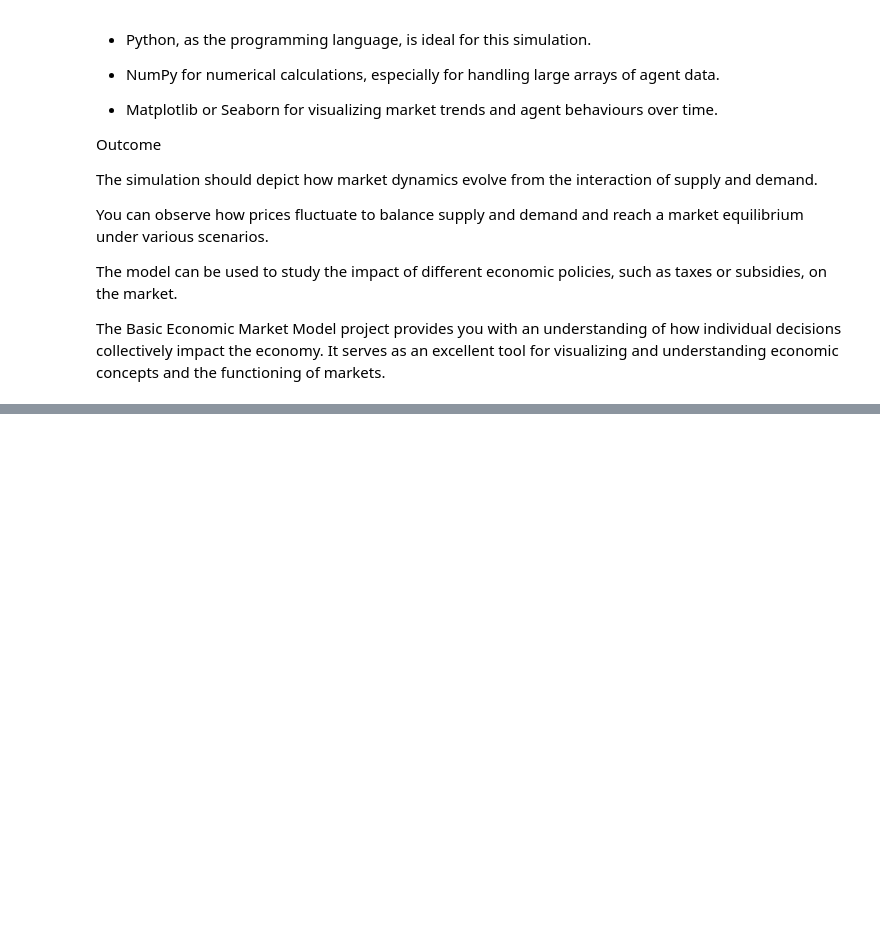
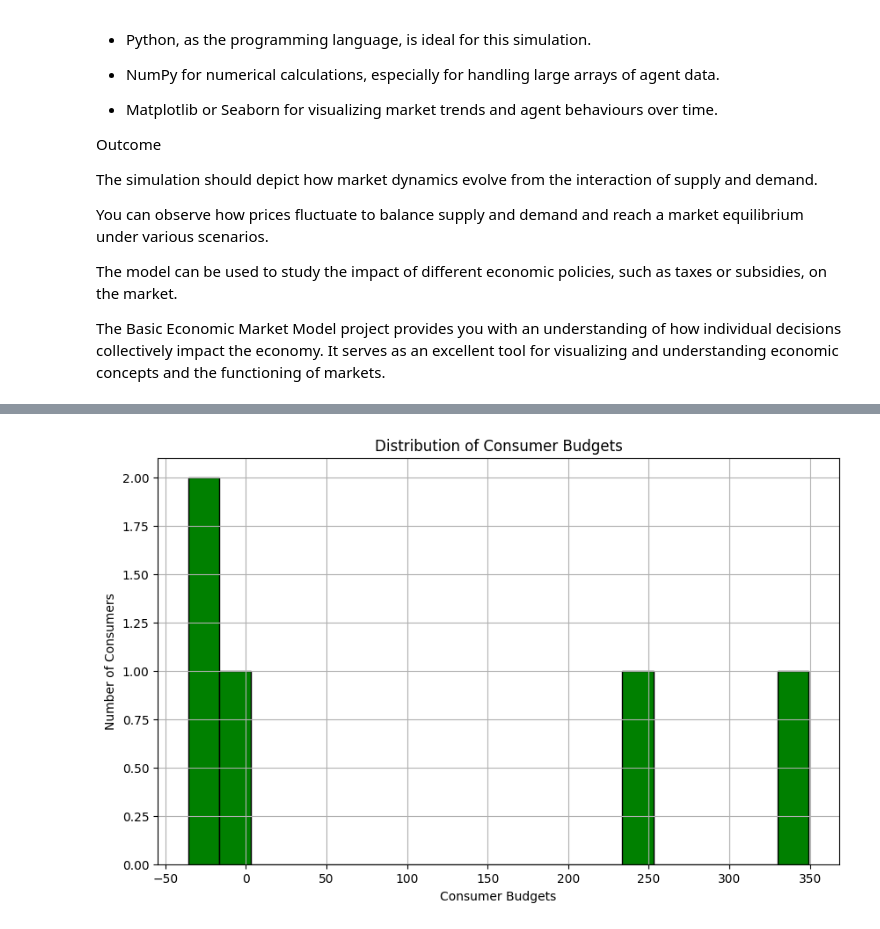
Before and after one commit to DovgaNik/numericalMethods, a Jupyter notebook: project/Basic-economic-model.ipynb, the cells around one changed output, grey strips where cells are left out. Cells and saved outputs as stored; diff of their text form; code cells hidden in the pictures; blank space fills up the shorter version.

```diff
--- a/project/Basic-economic-model.ipynb
+++ b/project/Basic-economic-model.ipynb
@@ -92,8 +98,0 @@ N = 150
-# %%
-producers = [] # have production limits and production costs
-
-for _ in range(prod):
-    costs = p0 + np.random.randint(0, 21) - 10 - 20
-    cap = prod_cap + np.random.randint(0, 3) - 1
-    producers.append([cap, costs])
-producers
@@ -101,0 +99,4 @@ producers
+# %%
+producers = [[prod_cap + np.random.randint(0, 3) - 1, p0 + np.random.randint(0, 21) - 10 - 20] for _ in range(prod)]
+
+producers
@@ -102,10 +105,11 @@ producers
 # %%
-consumers = [] # have budget, preferences, needs
+consumers = [
+    [
+        np.random.uniform(*initial_consumer_preference_range),  # Adjusted for uniform distribution
+        np.random.randint(0, 5),
+        budget + np.random.randint(0, 101) - 50
+    ] for _ in range(cons)
+]
 
-for _ in range(cons):
-    pref = np.random.randint(0, 101) / 100
-    needs = np.random.randint(0, 5)
-    budg = budget + np.random.randint(0, 101) - 50
-    consumers.append([pref, needs, budg])
 consumers
 # %% [output]
@@ -113,9 +121,4 @@ consumers
 # %%
-market = [] # all goods on market, have their price
-
-for _ in range(q0):
-    price = p0 + np.random.randint(0, 21) - 10
-    market.append(price)
-
+market = [p0 + np.random.randint(0, 21) - 10 for _ in range(q0)]
 market
 # %% [output]
@@ -202,0 +176,10 @@ for j in range(N):
+# %%
+plt.figure(figsize=(10, 6))
+plt.hist([consumer[2] for consumer in consumers], bins=20, color='green', edgecolor='black')
+plt.xlabel('Consumer Budgets')
+plt.ylabel('Number of Consumers')
+plt.title('Distribution of Consumer Budgets')
+plt.grid(True)
+plt.show()
+# %% [output]
+[figure, added]
```
Also changed, not shown: parts of 11 cells of this notebook.
